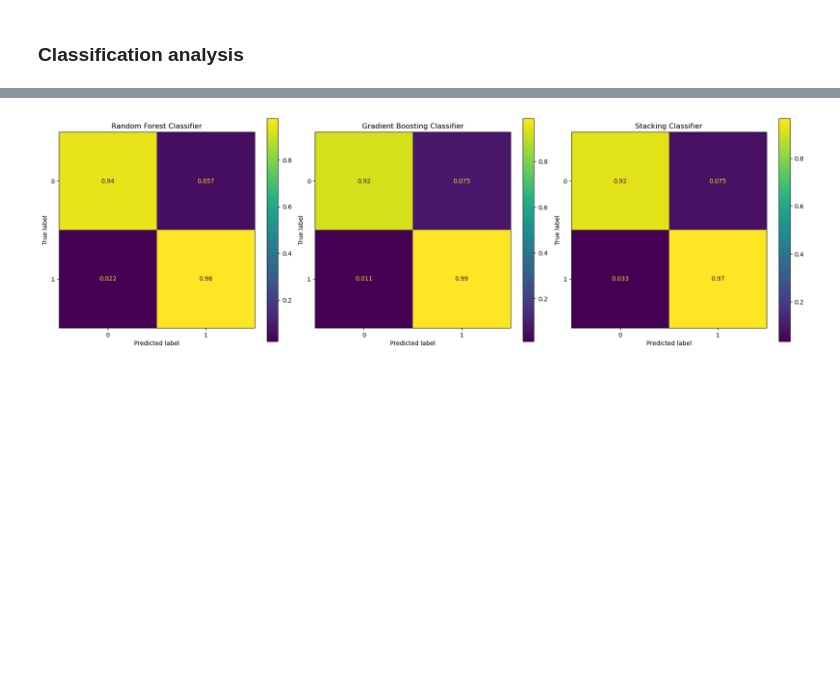
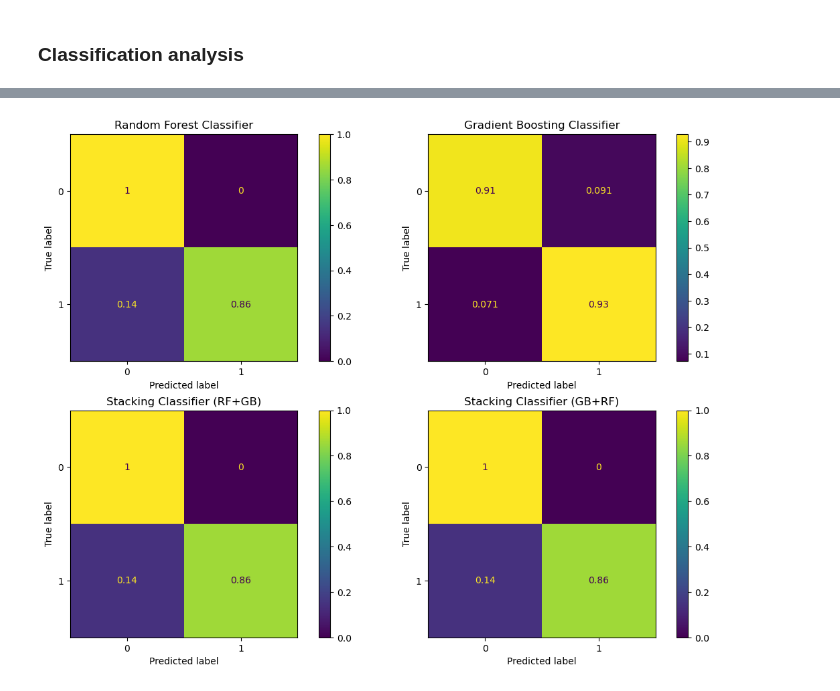
Before and after one commit to micontre/boosted_random_forest, a Jupyter notebook: main.ipynb, the cells around one changed output, grey strips where cells are left out. Saved outputs shown, nothing was run; the diff lists cells and outputs as text; code cells hidden in the pictures; blank space fills up the shorter version.

```diff
--- a/main.ipynb
+++ b/main.ipynb
@@ -23,5 +32,5 @@ sel = select_features()
 sel_features_reg = sel.selection(Xr_train, yr_train)
 sel_features_class = sel.selection(Xc_train, yc_train)
 
-Xr_train, Xr_test = sel.df_feature_selection(Xr_train, Xr_test, sel_features_reg)
-Xc_train, Xc_test = sel.df_feature_selection(Xc_train, Xc_test, sel_features_class)
+Xr_train, Xr_test = sel.df_feature_selection(Xr_train, Xr_test, sel_features = sel_features_reg)
+Xc_train, Xc_test = sel.df_feature_selection(Xc_train, Xc_test, sel_features = sel_features_class)
@@ -55,0 +113,5 @@ plotter_reg.plot_feature_importance(sel_features_reg)
+# %%
+# finding the models hyperparameters
+model_builder_class = Stacking_Classification()
+RF_model_class_best = model_builder_class.RF_hyperparameters(Xc_train, np.ravel(yc_train))
+GB_model_class_best = model_builder_class.GB_hyperparameters(Xc_train, np.ravel(yc_train))
@@ -56,15 +136,24 @@ plotter_reg.plot_feature_importance(sel_features_reg)
 # %%
 # building the models
-model_builder_class = Stacking_Classification()
-RF_model_class = model_builder_class.RF_model()
-GB_model_class = model_builder_class.GB_model()
-Stack_model_class = model_builder_class.Stack_model()
+#RF_model_class = model_builder_class.RF_model()
+#GB_model_class = model_builder_class.GB_model()
+#Stack_model_class = model_builder_class.Stack_model()
+
+RF_model_class = RF_model_class_best
+GB_model_class = GB_model_class_best
+estimators1 = [('Random Forest', RF_model_class),
+                ('Gradient Boosting', GB_model_class)]
+Stack_model_class1 = model_builder_class.Stack_model(estimators=estimators1)
+estimators2 = [('Gradient Boosting', GB_model_class),
+                ('Random Forest', RF_model_class),]
+Stack_model_class2 = model_builder_class.Stack_model(estimators=estimators2)
 # %%
 # plotting the results
 models_class = [('Random Forest Classifier', RF_model_class),
             ('Gradient Boosting Classifier', GB_model_class),
-            ('Stacking Classifier', Stack_model_class)]
+            ('Stacking Classifier (RF+GB)', Stack_model_class1),
+            ('Stacking Classifier (GB+RF)', Stack_model_class2)]
 plotter_class = plots_classification(Xc_train, yc_train, Xc_test, yc_test)
 plotter_class.plot_confussion(models_class)
 # %% [output]
-[figure, old version]
+[figure, new version]
```
Also changed, not shown: parts of 13 cells of this notebook, 10 other files.
